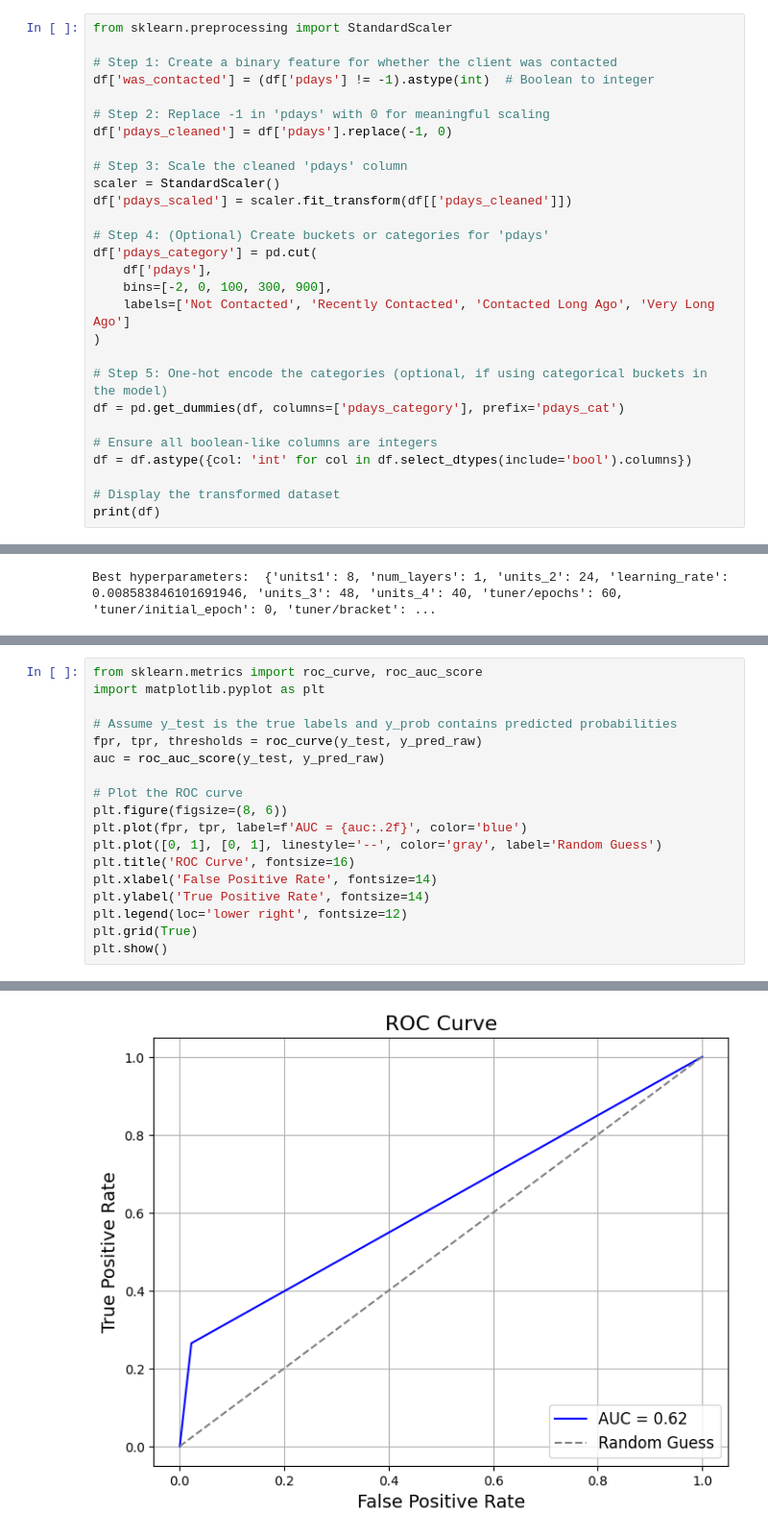
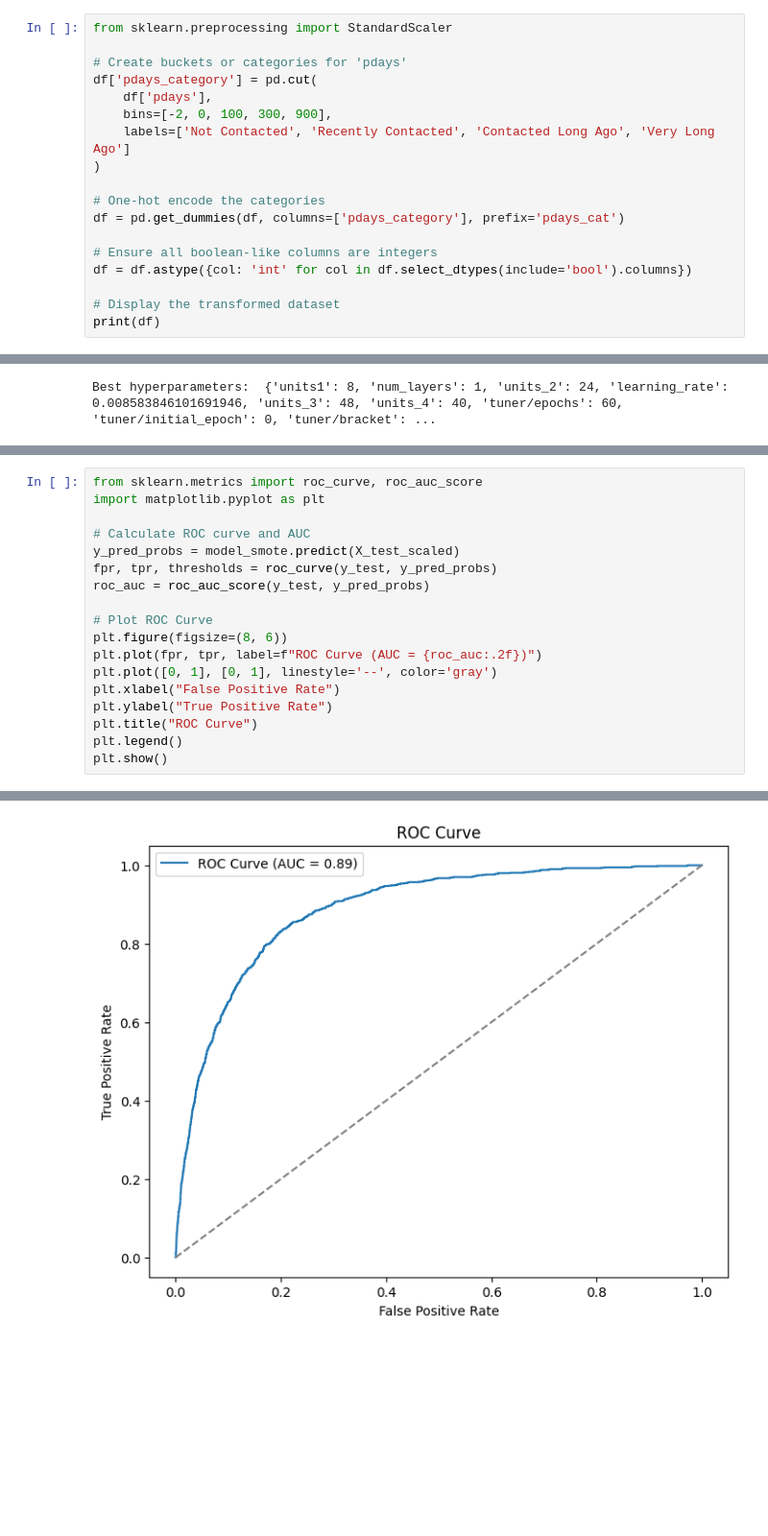
Before and after one commit to Abdullah-Nazly/ML_CW, a Jupyter notebook: Neural_Network.ipynb, the cells around one changed output, grey strips where cells are left out. Shown: that part at 96% size. Drawn from its saved outputs; the diff is of its cells as text; blank space fills up the shorter version.

```diff
--- a/Neural_Network.ipynb
+++ b/Neural_Network.ipynb
@@ -329,24 +390,14 @@ sns.boxplot(x='y', y='pdays', data=df)
 # %%
 from sklearn.preprocessing import StandardScaler
 
-# Step 1: Create a binary feature for whether the client was contacted
-df['was_contacted'] = (df['pdays'] != -1).astype(int)  # Boolean to integer
-
-# Step 2: Replace -1 in 'pdays' with 0 for meaningful scaling
-df['pdays_cleaned'] = df['pdays'].replace(-1, 0)
-
-# Step 3: Scale the cleaned 'pdays' column
-scaler = StandardScaler()
-df['pdays_scaled'] = scaler.fit_transform(df[['pdays_cleaned']])
-
-# Step 4: (Optional) Create buckets or categories for 'pdays'
+# Create buckets or categories for 'pdays'
 df['pdays_category'] = pd.cut(
     df['pdays'],
     bins=[-2, 0, 100, 300, 900],
     labels=['Not Contacted', 'Recently Contacted', 'Contacted Long Ago', 'Very Long Ago']
 )
 
-# Step 5: One-hot encode the categories (optional, if using categorical buckets in the model)
+# One-hot encode the categories
 df = pd.get_dummies(df, columns=['pdays_category'], prefix='pdays_cat')
 
 # Ensure all boolean-like columns are integers
@@ -1145,18 +1130,18 @@ Confusion Matrix (Standardized Data):
 from sklearn.metrics import roc_curve, roc_auc_score
 import matplotlib.pyplot as plt
 
-# Assume y_test is the true labels and y_prob contains predicted probabilities
-fpr, tpr, thresholds = roc_curve(y_test, y_pred_raw)
-auc = roc_auc_score(y_test, y_pred_raw)
+# Calculate ROC curve and AUC
+y_pred_probs = model_smote.predict(X_test_scaled)
+fpr, tpr, thresholds = roc_curve(y_test, y_pred_probs)
+roc_auc = roc_auc_score(y_test, y_pred_probs)
 
-# Plot the ROC curve
+# Plot ROC Curve
 plt.figure(figsize=(8, 6))
-plt.plot(fpr, tpr, label=f'AUC = {auc:.2f}', color='blue')
-plt.plot([0, 1], [0, 1], linestyle='--', color='gray', label='Random Guess')
-plt.title('ROC Curve', fontsize=16)
-plt.xlabel('False Positive Rate', fontsize=14)
-plt.ylabel('True Positive Rate', fontsize=14)
-plt.legend(loc='lower right', fontsize=12)
-plt.grid(True)
+plt.plot(fpr, tpr, label=f"ROC Curve (AUC = {roc_auc:.2f})")
+plt.plot([0, 1], [0, 1], linestyle='--', color='gray')
+plt.xlabel("False Positive Rate")
+plt.ylabel("True Positive Rate")
+plt.title("ROC Curve")
+plt.legend()
 plt.show()
 # %% [output]
@@ -1163 +1149 @@ plt.show()
-[figure, old version]
+[figure, new version]
```
Also changed, not shown: parts of 45 cells of this notebook, 6 other files.
